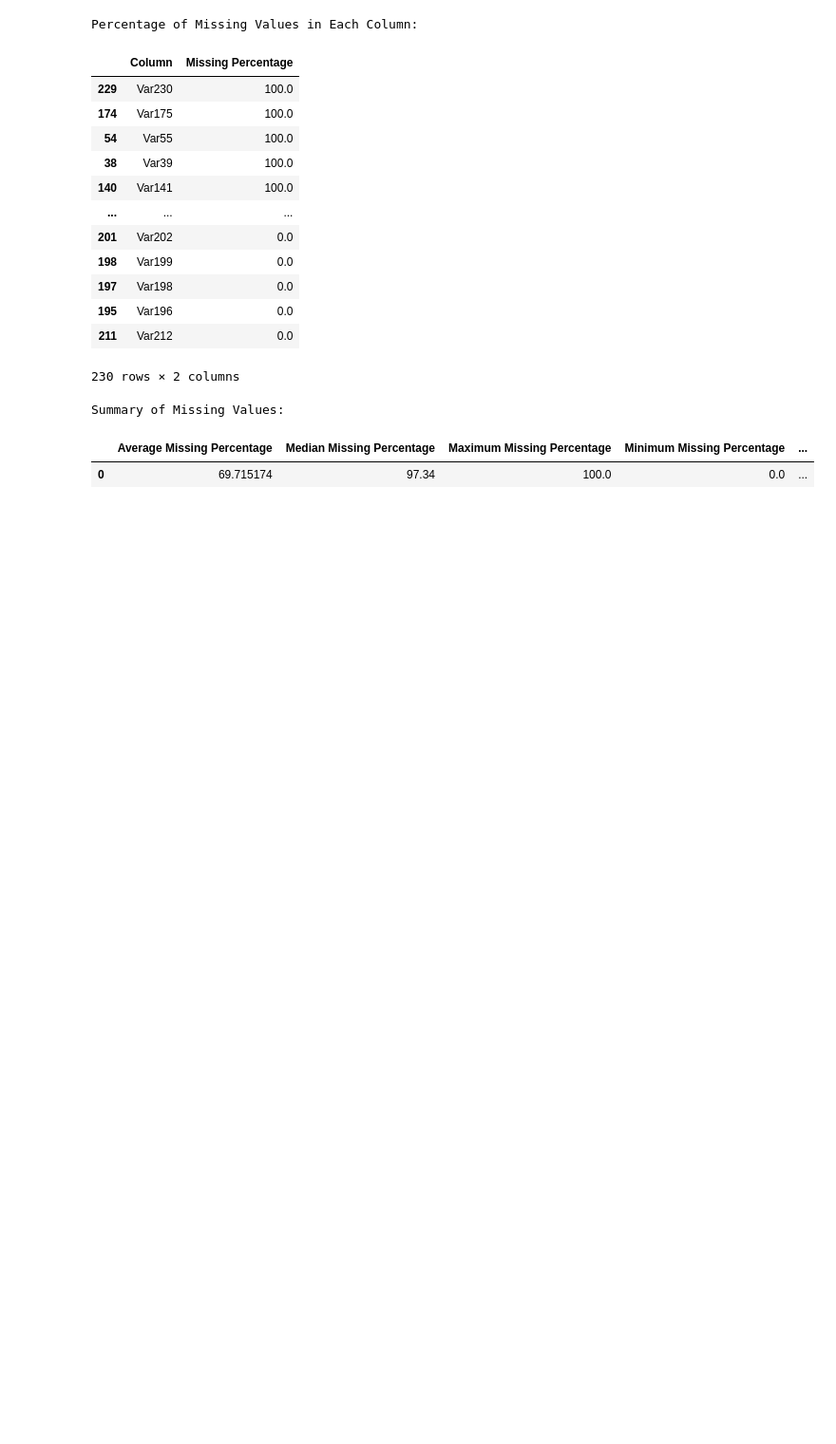
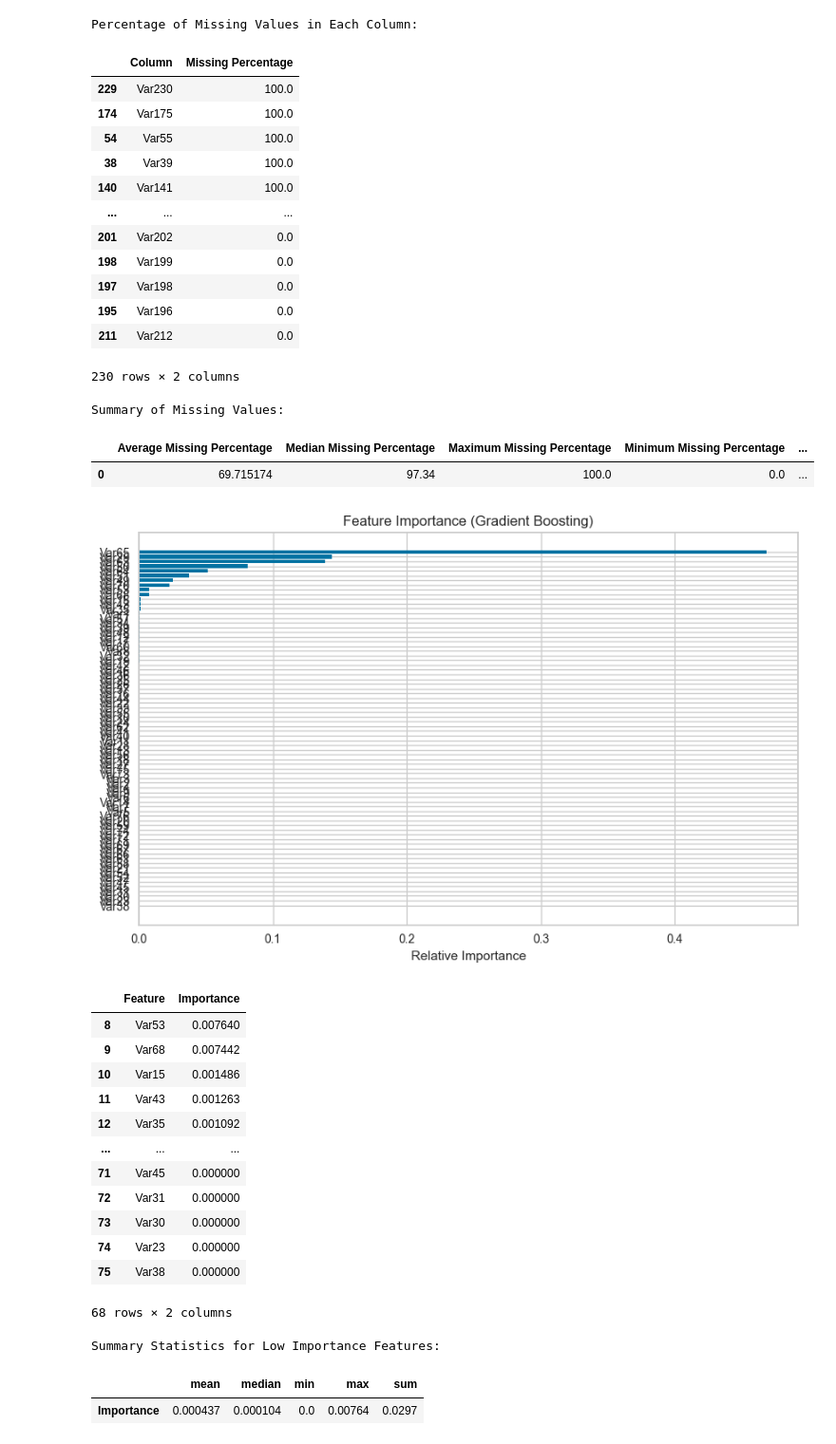
Before and after one commit to DeadNord/customer_churn_classification, a Jupyter notebook: SLChurnClass.ipynb, the cells around one changed output. Shown at 95% size. Drawn from its saved outputs; the diff is of its cells as text; code cells hidden in the pictures; blank space fills up the shorter version.

```diff
--- a/SLChurnClass.ipynb
+++ b/SLChurnClass.ipynb
@@ -121,9 +121,9 @@ evaluator = SLModelEvaluator()
 # %%
 X = df.drop(columns=["y"])
 y = df["y"]
-# X_train, X_test, y_train, y_test = train_test_split(
-#     X, y, test_size=0.2, random_state=42
-# )
+X_train, X_test, y_train, y_test = train_test_split(
+    X, y, test_size=0.2, random_state=42
+)
 # %%
 # Define categorical transformer for RandomForest
 cat_transformer_rf = Pipeline(
@@ -191,3 +180,45 @@ preprocessor_gb = ColumnTransformer(
     n_jobs=-1,
     verbose_feature_names_out=False,
 ).set_output(transform="pandas")
+# %%
+X_train_F = DropHighNaNColumnsTransformer(threshold=0.8).fit_transform(X_train)
+X_train_T = preprocessor_gb.fit_transform(X_train_F, y_train)
+
+# X_F = DropHighNaNColumnsTransformer(threshold=0.8).fit_transform(X)
+# X_T = preprocessor_gb.fit_transform(X_F, y)
+# %%
+low_importance_features = evaluator.feature_importance(
+    X_train_T,
+    y_train,
+    df,
+    print_zero_importance=True,
+    importance_threshold=0.01,
+    model_type="gradient_boosting",
+)
+
+# low_importance_features = evaluator.feature_importance(
+#     X_T,
+#     y,
+#     df,
+#     print_zero_importance=True,
+#     importance_threshold=0.01,
+#     model_type="gradient_boosting",
+# )
+# %% [output]
+[figure, added]
+|  | Feature | Importance |
+| 8 | Var53 | 0.007640 |
+| 9 | Var68 | 0.007442 |
+| 10 | Var15 | 0.001486 |
+| 11 | Var43 | 0.001263 |
+| 12 | Var35 | 0.001092 |
+| ... | ... | ... |
+| 71 | Var45 | 0.000000 |
+| 72 | Var31 | 0.000000 |
+| 73 | Var30 | 0.000000 |
+| 74 | Var23 | 0.000000 |
+| 75 | Var38 | 0.000000 |
+68 rows × 2 columns
+Summary Statistics for Low Importance Features:
+|  | mean | median | min | max | sum |
+| Importance | 0.000437 | 0.000104 | 0.0 | 0.00764 | 0.0297 |
```
Also changed, not shown: parts of 14 cells of this notebook, 1 other file.
